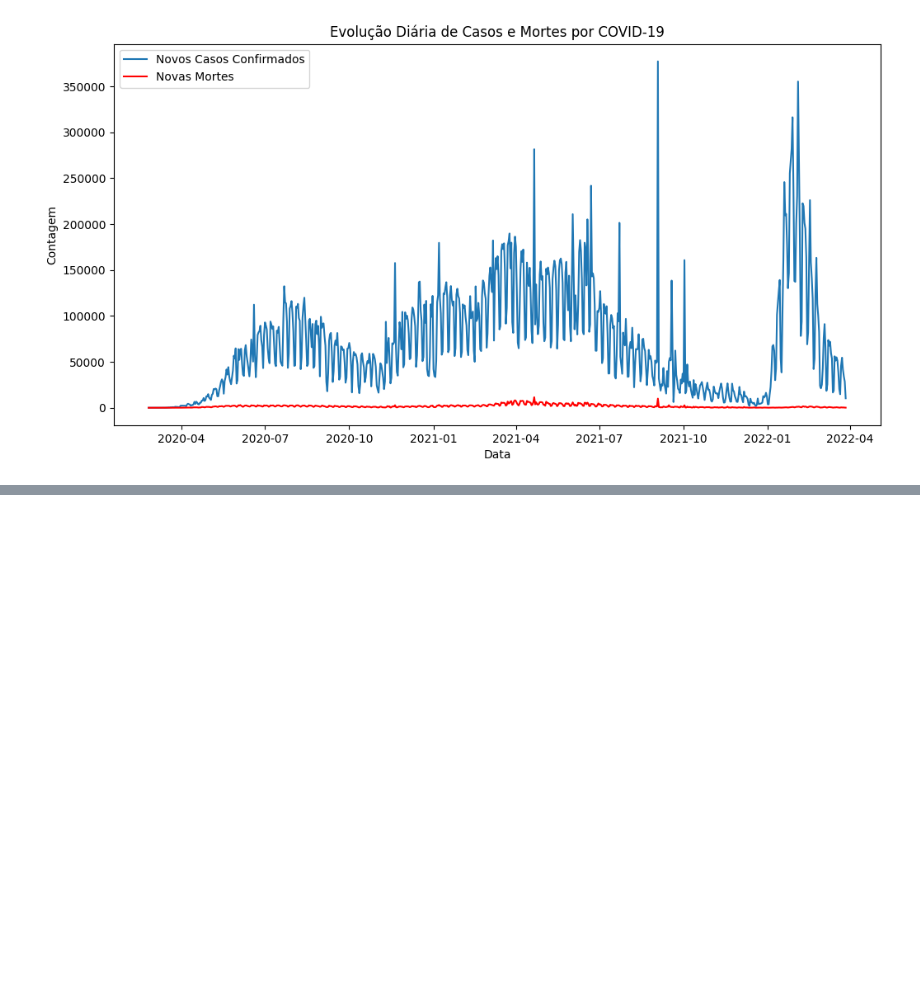
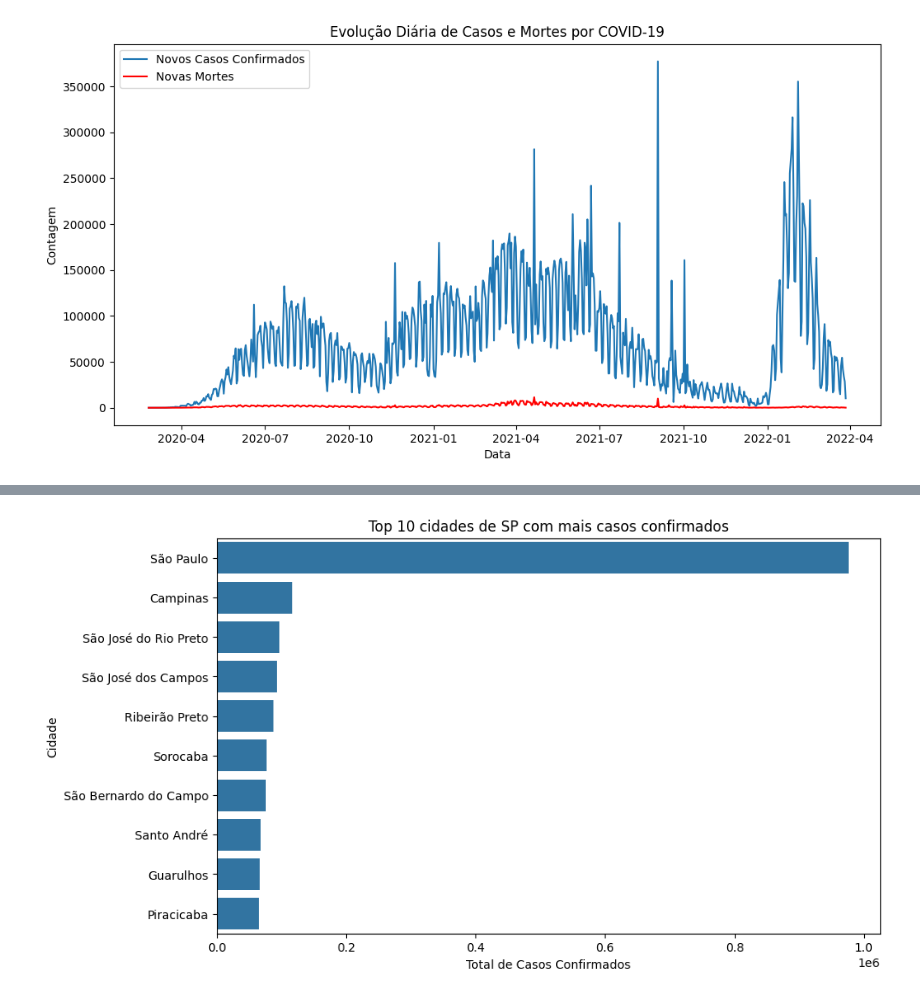
Before and after one commit to gabs4841/Covid-Graficos, a Jupyter notebook: COVID.ipynb, the cells around one changed output, grey strips where cells are left out. Saved outputs shown, nothing was run; the diff lists cells and outputs as text; code cells hidden in the pictures; blank space fills up the shorter version.

```diff
--- a/COVID.ipynb
+++ b/COVID.ipynb
@@ -203,0 +147,13 @@ plt.show()
+# %%
+city_totals = df.groupby('city').agg({'last_available_confirmed': 'max', 'last_available_deaths': 'max'}).reset_index()
+
+# Plotando os 10 municípios com mais casos confirmados
+plt.figure(figsize=(10, 6))
+top_cities = city_totals.sort_values(by='last_available_confirmed', ascending=False).head(10)
+sns.barplot(x='last_available_confirmed', y='city', data=top_cities)
+plt.title('Top 10 cidades de SP com mais casos confirmados')
+plt.xlabel('Total de Casos Confirmados')
+plt.ylabel('Cidade')
+plt.show()
+# %% [output]
+[figure, added]
```
Also changed, not shown: parts of 12 cells of this notebook.
